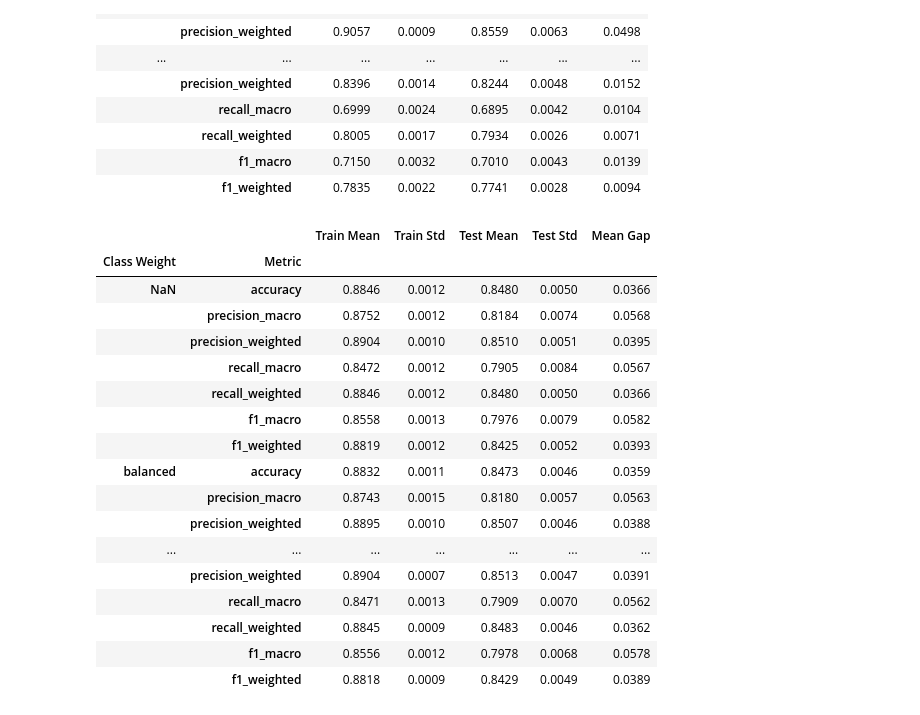
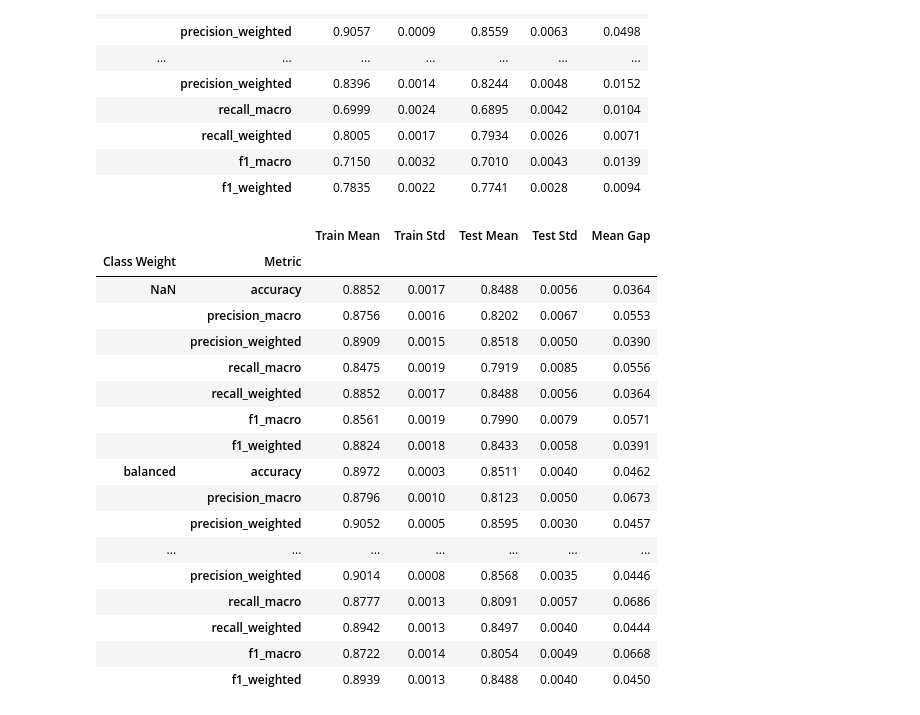
Before and after one commit to Highlighter56/NetworkTrafficClassifier, a Jupyter notebook: notebooks/random_forest.ipynb, the cells around one changed output. Drawn from its saved outputs; the diff is of its cells as text; code cells hidden in the pictures.

```diff
--- a/notebooks/random_forest.ipynb
+++ b/notebooks/random_forest.ipynb
@@ -391,36 +402,37 @@ display(df_compare)
 # %%
 class_weights = [None, 'balanced', 'balanced_subsample']
 summary_results = {}
 
 for value in class_weights:
     model = Pipeline(steps=[
         ('clf', RandomForestClassifier(
             n_estimators=100,
             min_samples_split=32,
-            min_samples_leaf=6
+            min_samples_leaf=6,
+            class_weight=value
         ))
     ])
     results = run_cv(model)
     summary_results[value] = summarize_folds(results, scoring)
 
 df_compare = pd.concat(summary_results, names=['Class Weight', 'Metric'])
 display(df_compare)
 # %% [output]
 |  |  | Train Mean | Train Std | Test Mean | Test Std | Mean Gap |
 | Class Weight | Metric |  |  |  |  |  |
-| NaN | accuracy | 0.8846 | 0.0012 | 0.8480 | 0.0050 | 0.0366 |
-|  | precision_macro | 0.8752 | 0.0012 | 0.8184 | 0.0074 | 0.0568 |
-|  | precision_weighted | 0.8904 | 0.0010 | 0.8510 | 0.0051 | 0.0395 |
-|  | recall_macro | 0.8472 | 0.0012 | 0.7905 | 0.0084 | 0.0567 |
-|  | recall_weighted | 0.8846 | 0.0012 | 0.8480 | 0.0050 | 0.0366 |
-|  | f1_macro | 0.8558 | 0.0013 | 0.7976 | 0.0079 | 0.0582 |
-|  | f1_weighted | 0.8819 | 0.0012 | 0.8425 | 0.0052 | 0.0393 |
-| balanced | accuracy | 0.8832 | 0.0011 | 0.8473 | 0.0046 | 0.0359 |
-|  | precision_macro | 0.8743 | 0.0015 | 0.8180 | 0.0057 | 0.0563 |
-|  | precision_weighted | 0.8895 | 0.0010 | 0.8507 | 0.0046 | 0.0388 |
+| NaN | accuracy | 0.8852 | 0.0017 | 0.8488 | 0.0056 | 0.0364 |
+|  | precision_macro | 0.8756 | 0.0016 | 0.8202 | 0.0067 | 0.0553 |
+|  | precision_weighted | 0.8909 | 0.0015 | 0.8518 | 0.0050 | 0.0390 |
+|  | recall_macro | 0.8475 | 0.0019 | 0.7919 | 0.0085 | 0.0556 |
+|  | recall_weighted | 0.8852 | 0.0017 | 0.8488 | 0.0056 | 0.0364 |
+|  | f1_macro | 0.8561 | 0.0019 | 0.7990 | 0.0079 | 0.0571 |
+|  | f1_weighted | 0.8824 | 0.0018 | 0.8433 | 0.0058 | 0.0391 |
+| balanced | accuracy | 0.8972 | 0.0003 | 0.8511 | 0.0040 | 0.0462 |
+|  | precision_macro | 0.8796 | 0.0010 | 0.8123 | 0.0050 | 0.0673 |
+|  | precision_weighted | 0.9052 | 0.0005 | 0.8595 | 0.0030 | 0.0457 |
 | ... | ... | ... | ... | ... | ... | ... |
-|  | precision_weighted | 0.8904 | 0.0007 | 0.8513 | 0.0047 | 0.0391 |
-|  | recall_macro | 0.8471 | 0.0013 | 0.7909 | 0.0070 | 0.0562 |
-|  | recall_weighted | 0.8845 | 0.0009 | 0.8483 | 0.0046 | 0.0362 |
-|  | f1_macro | 0.8556 | 0.0012 | 0.7978 | 0.0068 | 0.0578 |
-|  | f1_weighted | 0.8818 | 0.0009 | 0.8429 | 0.0049 | 0.0389 |
+|  | precision_weighted | 0.9014 | 0.0008 | 0.8568 | 0.0035 | 0.0446 |
+|  | recall_macro | 0.8777 | 0.0013 | 0.8091 | 0.0057 | 0.0686 |
+|  | recall_weighted | 0.8942 | 0.0013 | 0.8497 | 0.0040 | 0.0444 |
+|  | f1_macro | 0.8722 | 0.0014 | 0.8054 | 0.0049 | 0.0668 |
+|  | f1_weighted | 0.8939 | 0.0013 | 0.8488 | 0.0040 | 0.0450 |
```
Also changed, not shown: parts of 30 cells of this notebook, 1 other file.
